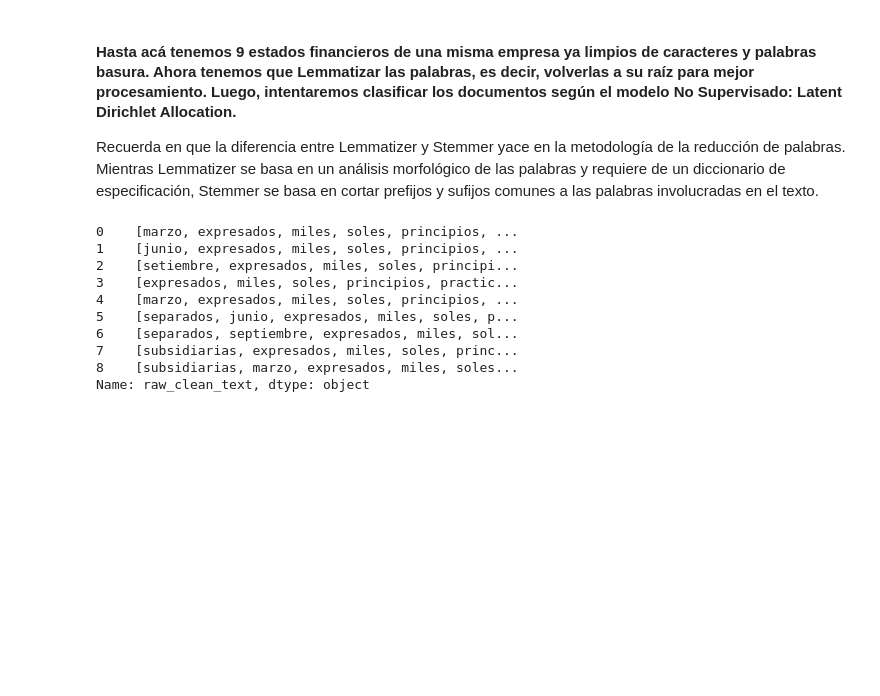
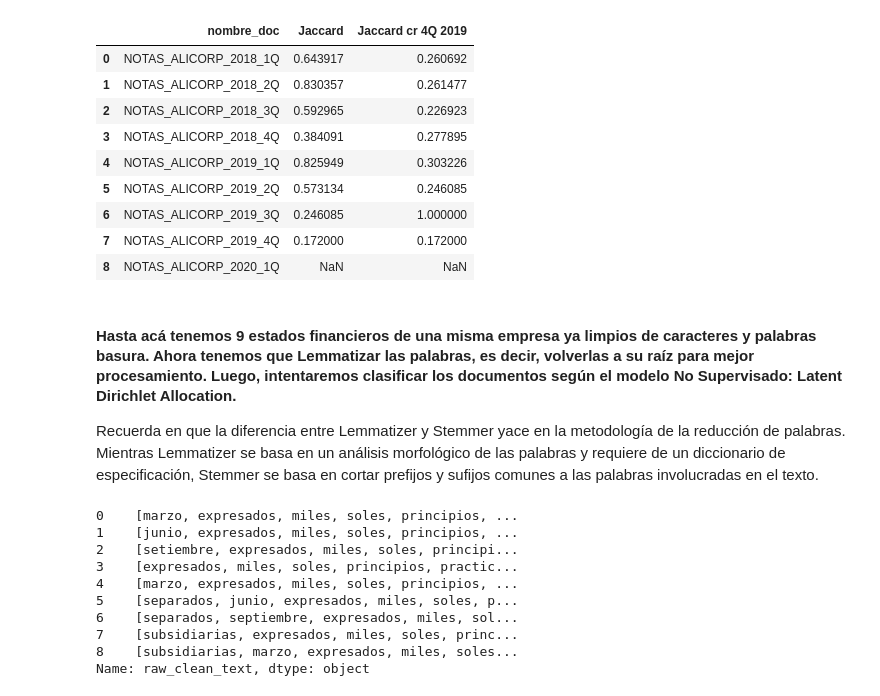
Before and after one commit to PBenavides/Practice_Notebooks, a Jupyter notebook: Topic Modelling/Latent Dirichlet Allocation/LDA_Analysis_01.ipynb, the cells around one changed output. Saved outputs shown, nothing was run; the diff lists cells and outputs as text; code cells hidden in the pictures; blank space fills up the shorter version.

```diff
--- a/Topic Modelling/Latent Dirichlet Allocation/LDA_Analysis_01.ipynb
+++ b/Topic Modelling/Latent Dirichlet Allocation/LDA_Analysis_01.ipynb
@@ -72,3 +97,16 @@ dataframe
+# %%
+dataframe[['nombre_doc','Jaccard','Jaccard cr 4Q 2019']]
+# %% [output]
+|  | nombre_doc | Jaccard | Jaccard cr 4Q 2019 |
+| 0 | NOTAS_ALICORP_2018_1Q | 0.643917 | 0.260692 |
+| 1 | NOTAS_ALICORP_2018_2Q | 0.830357 | 0.261477 |
+| 2 | NOTAS_ALICORP_2018_3Q | 0.592965 | 0.226923 |
+| 3 | NOTAS_ALICORP_2018_4Q | 0.384091 | 0.277895 |
+| 4 | NOTAS_ALICORP_2019_1Q | 0.825949 | 0.303226 |
+| 5 | NOTAS_ALICORP_2019_2Q | 0.573134 | 0.246085 |
+| 6 | NOTAS_ALICORP_2019_3Q | 0.246085 | 1.000000 |
+| 7 | NOTAS_ALICORP_2019_4Q | 0.172000 | 0.172000 |
+| 8 | NOTAS_ALICORP_2020_1Q | NaN | NaN |
 # %% [markdown]
 #### Hasta acá tenemos 9 estados financieros de una misma empresa ya limpios de caracteres y palabras basura. Ahora tenemos que Lemmatizar las palabras, es decir, volverlas a su raíz para mejor procesamiento. Luego, intentaremos clasificar los documentos según el modelo No Supervisado: Latent Dirichlet Allocation.
 
```
Also changed, not shown: parts of 22 cells of this notebook, 2 other files.
